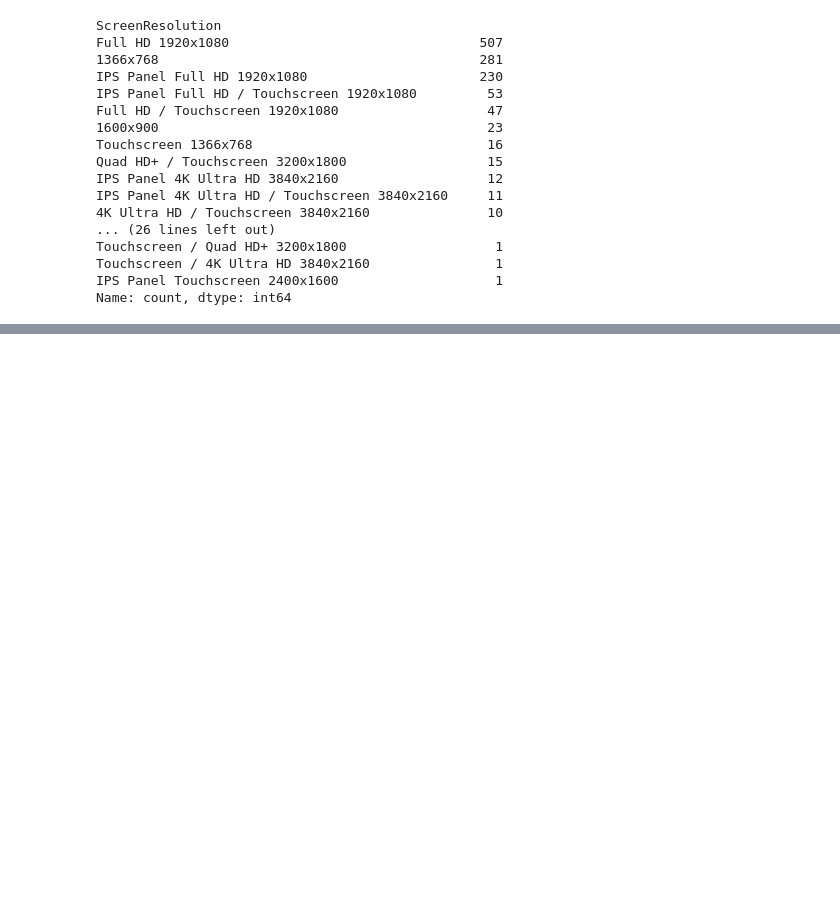
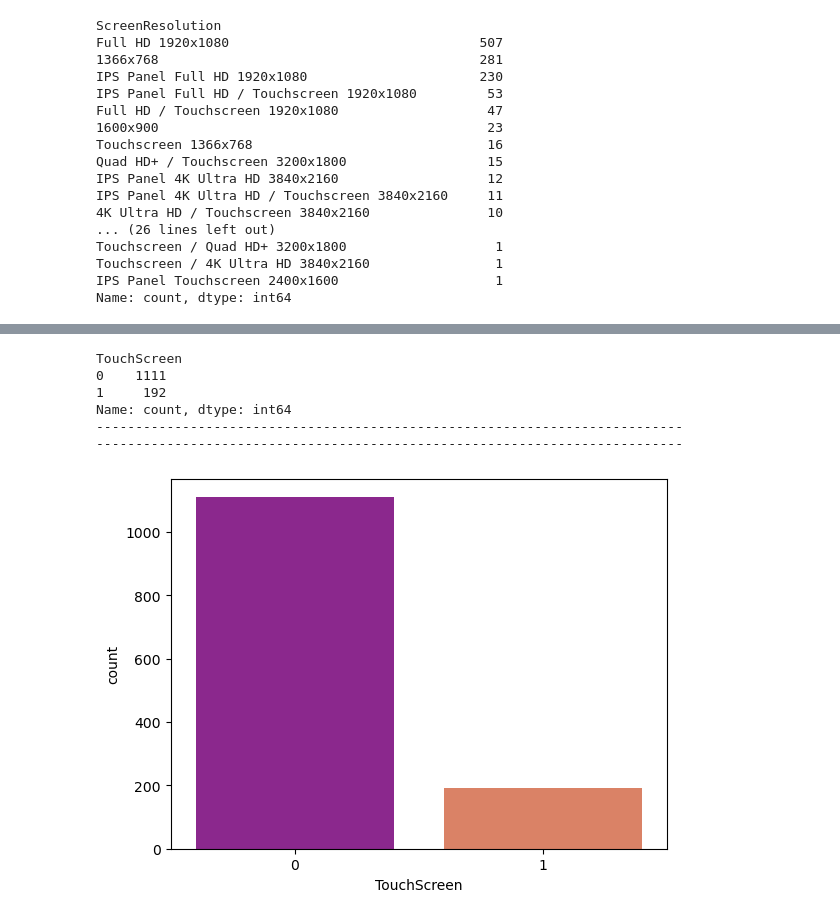
Before and after one commit to devloopcode/laptop_price_predictor, a Jupyter notebook: laptop_price_predicted.ipynb, the cells around one changed output, grey strips where cells are left out. Saved outputs shown, nothing was run; the diff lists cells and outputs as text; code cells hidden in the pictures; blank space fills up the shorter version.

Commit message:
count IPS and TouchScreen

```diff
--- a/laptop_price_predicted.ipynb
+++ b/laptop_price_predicted.ipynb
@@ -219,3 +219,6 @@ Touchscreen / Quad HD+ 3200x1800                   1
 Touchscreen / 4K Ultra HD 3840x2160                1
 IPS Panel Touchscreen 2400x1600                    1
 Name: count, dtype: int64
+# %%
+df['TouchScreen'] = df['ScreenResolution'].apply(lambda item:1 if 'Touchscreen' in item else 0)
+df.tail()
@@ -221,0 +232,15 @@ Name: count, dtype: int64
+# %%
+sns.countplot(data=df, x='TouchScreen', hue='TouchScreen', palette='plasma', legend=False)
+print(
+    df['TouchScreen'].value_counts()
+)
+print('-'*75)
+print('-'*75)
+# %% [output]
+TouchScreen
+0    1111
+1     192
+Name: count, dtype: int64
+---------------------------------------------------------------------------
+---------------------------------------------------------------------------
+[figure, added]
```
Also changed, not shown: parts of 8 cells of this notebook.
